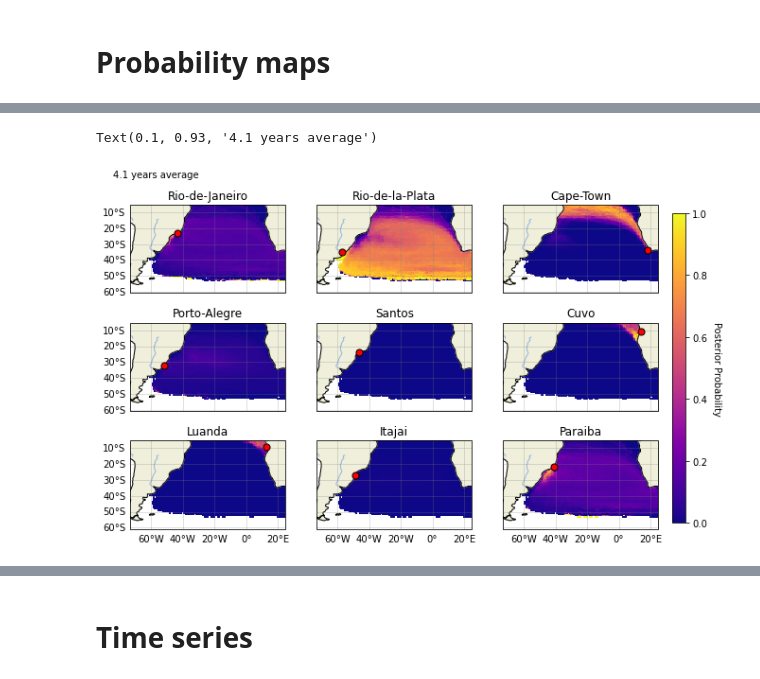
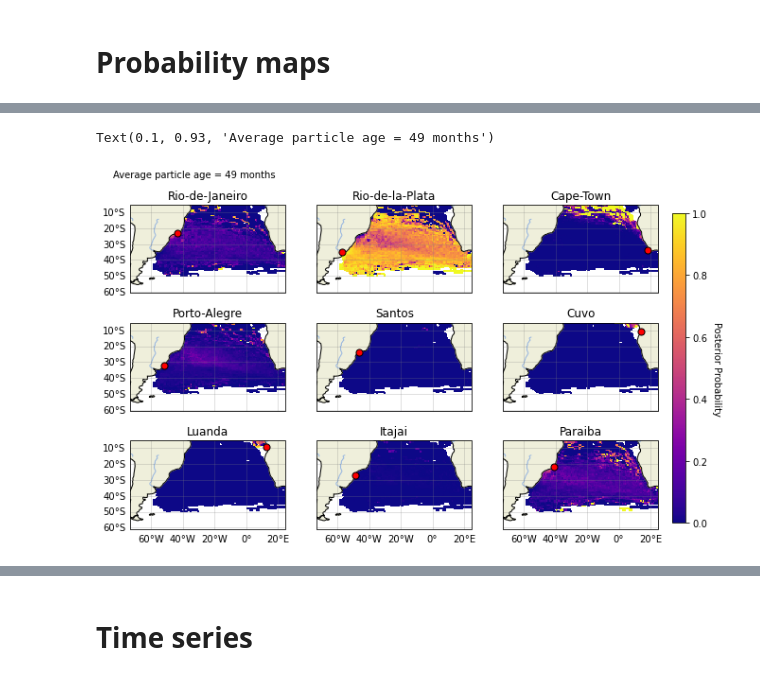
Before and after one commit to OceanParcels/BayesianAnalysis_SouthAtlantic, a Jupyter notebook: notebooks/article_plots.ipynb, the cells around one changed output, grey strips where cells are left out. Drawn from its saved outputs; the diff is of its cells as text; code cells hidden in the pictures.

```diff
--- a/notebooks/article_plots.ipynb
+++ b/notebooks/article_plots.ipynb
@@ -17,9 +17,10 @@ import matplotlib.gridspec as gridspec
 river_sources = np.load('../river_sources.npy', allow_pickle=True).item()
 # %%
 posterior_avg = np.load('../data/analysis/sa-S03/posterior_sa-S03_average30.npy', allow_pickle=True).item()
-# likelihood_avg = np.load('../data/analysis/fail1/likelihood_average.npy', allow_pickle=True).item()
+likelihood_avg = np.load('../data/analysis/sa-S03/likelihood_sa-S03_average30.npy', allow_pickle=True).item()
 params = np.load('../data/analysis/sa-S03/params_sa-S03_average30.npy', allow_pickle=True).item()
-posterior_avg_1500 = np.load('../data/analysis/sa-S03/posterior_sa-S03_average1500.npy', allow_pickle=True).item()
-counts_avg = np.load('../data/analysis/sa-S03/counts_sa-S03_average30.npy', allow_pickle=True).item()
+likelihood_avg_1500 = np.load('../data/analysis/sa-S03/likelihood_sa-S03_average1500.npy', allow_pickle=True).item()
+
+# counts_avg = np.load('../data/analysis/sa-S03/counts_sa-S03_average30.npy', allow_pickle=True).item()
 # %% [markdown]
 # Probability maps
@@ -26,6 +117,7 @@ counts_avg = np.load('../data/analysis/sa-S03/counts_sa-S03_average30.npy', allo
 # %%
+# posterior 4 years
 y,x = np.meshgrid(params['lat_range'], params['lon_range'])
-t=0
+t=49
 
 labels=list(posterior_avg.keys())
 
@@ -35,35 +127,35 @@ fig,ax = plt.subplots(ncols=3,nrows=3,figsize=(10,6.5),
 ax = ax.reshape(9)
 
 for k, loc in enumerate(labels):
 
-    z = posterior_avg_1500[loc][t] #np.ma.masked_array(prob[loc][t], mask=prob['dimensions']['mask'])
+    z = posterior_avg[loc][t] #np.ma.masked_array(prob[loc][t], mask=prob['dimensions']['mask'])
 
     ax[k].set_extent([-73.0, 24.916666,-60.916664, -5.0833335], crs=ccrs.PlateCarree())
     #ax[k].add_feature(cfeature.OCEAN)
     ax[k].add_feature(cfeature.LAND, zorder=1)
     ax[k].add_feature(cfeature.COASTLINE)
     ax[k].add_feature(cfeature.RIVERS)
     ax[k].set_title(loc)
     im = ax[k].pcolormesh(x,y,z,cmap='plasma', vmax=1)
     gl = ax[k].gridlines(crs=ccrs.PlateCarree(), draw_labels=True,
                   linewidth=0.5, color='gray', alpha=0.5)
 
     if k in [1,2,4,5,7,8]:
         gl.left_labels = False
 
     if k in [0,1,2,3,4,5]:
         gl.bottom_labels = False
 
     gl.top_labels = False
     gl.right_labels = False
     ax[k].scatter(river_sources[loc][1], river_sources[loc][0],
                s=50, marker='o', color='red', edgecolors='k', zorder=3)
 
 bar_ax = fig.add_axes([0.92, 0.15, 0.02, 0.7])
 cbar = fig.colorbar(im, cax=bar_ax, orientation='vertical')
 cbar.set_label('Posterior Probability', rotation=270, labelpad=15)
-# fig.text(0.1,0.93,f'Particle age = {t:0.0f} days')
-fig.text(0.1,0.93,f'4.1 years average')
+fig.text(0.1,0.93,f'Average particle age = {t:0.0f} months')
+#fig.text(0.1,0.93,f'4.1 years average')
 # %% [output]
-Text(0.1, 0.93, '4.1 years average')
+Text(0.1, 0.93, 'Average particle age = 49 months')
-[figure, old version]
+[figure, new version]
```
Also changed, not shown: parts of 4 cells of this notebook, 4 other files.
